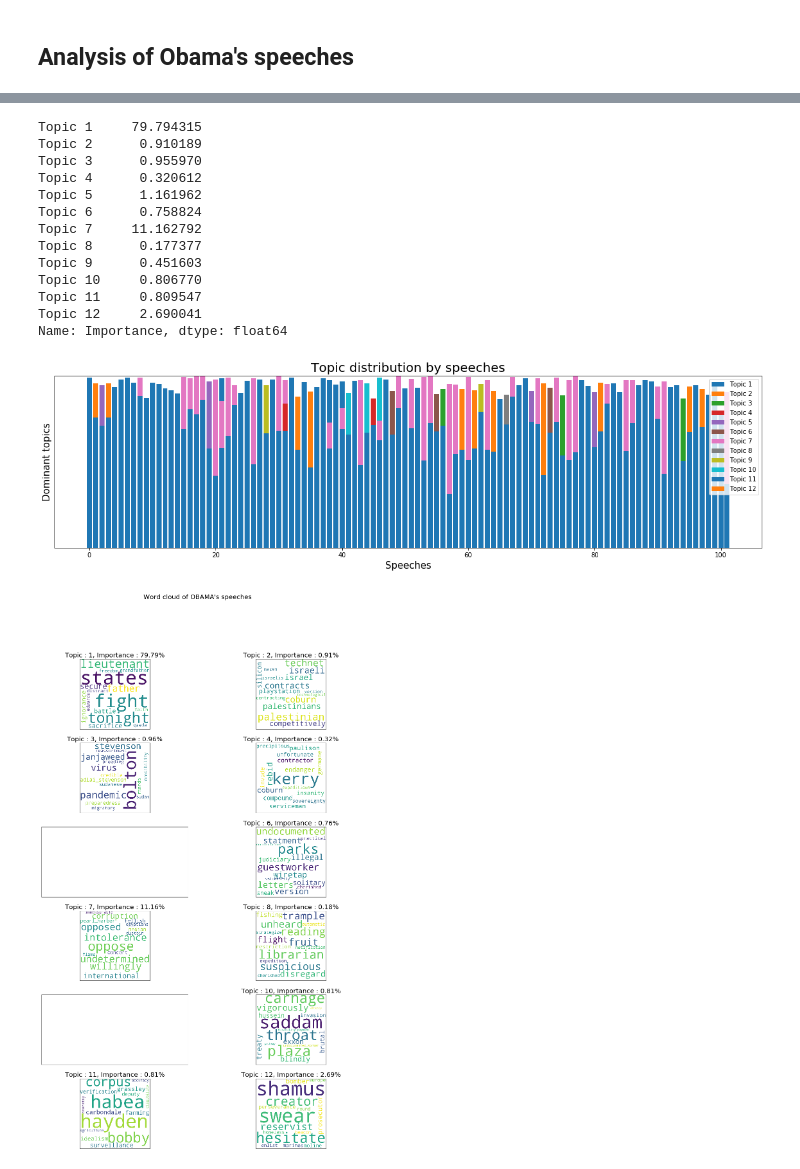
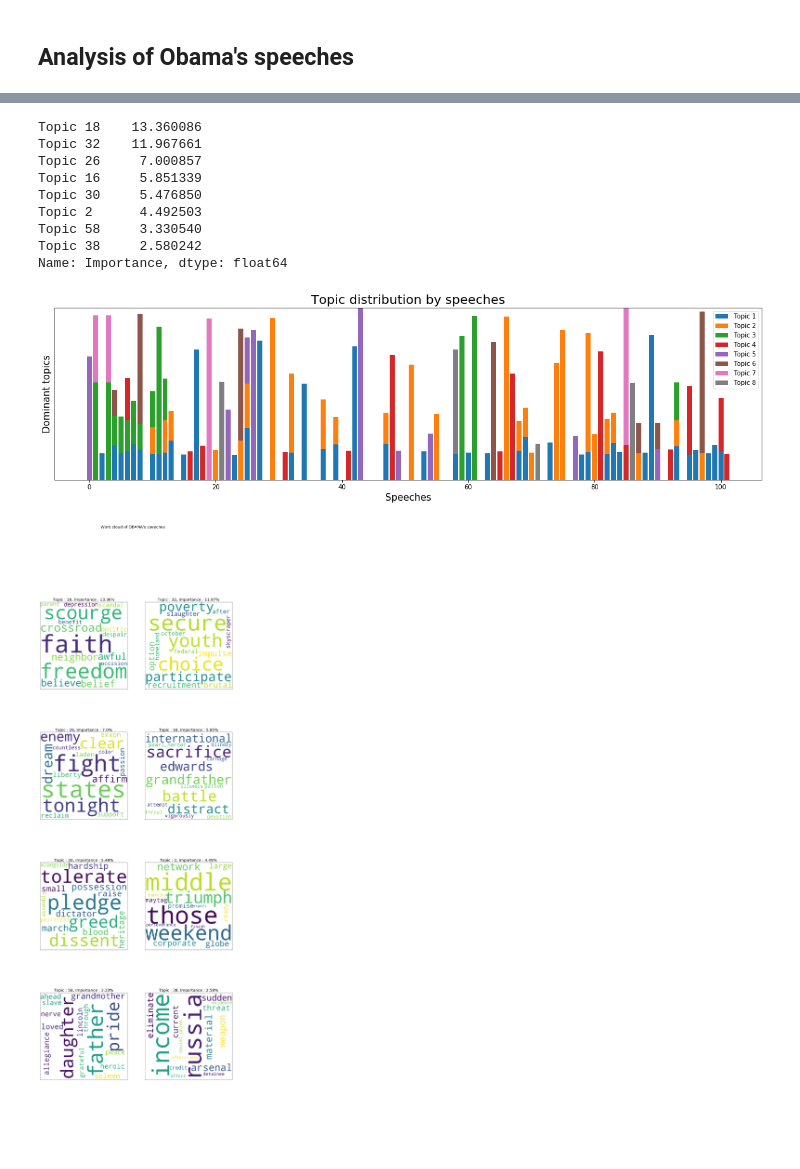
Before and after one commit to Rajesh-Nair/Topic-modelling-on-speeches, a Jupyter notebook: Topic Modelling Model using LDA.ipynb, the cells around one changed output, grey strips where cells are left out. Cells and saved outputs as stored; diff of their text form; code cells hidden in the pictures; blank space fills up the shorter version.

```diff
--- a/Topic Modelling Model using LDA.ipynb
+++ b/Topic Modelling Model using LDA.ipynb
@@ -248,7 +292,7 @@ Index: [], R=30, lambda_step=0.01, plot_opts={'ylab': 'PC2', 'xlab': 'PC1'}, top
 fld = 'obama'
 num_of_passes = 20
 lda = dict(); num_topics = dict()
-num_topics[fld] = 12
+num_topics[fld] = 60
 num_words = 15
 
 lda[fld] = models.LdaModel(corpus_tfidf[fld], id2word=corpus_dict, num_topics=num_topics[fld], passes = num_of_passes,\
@@ -269,42 +313,41 @@ for indx, doc_dist in enumerate(topic_dist):
     row =  dict(doc_dist)
     df_topicdist[fld].loc[indx] = [row[i]*100 if i in row.keys() and row[i]*100 > threshold else 0 for i in range(num_topics[fld])]
 # %%
-# Topic by Importance (based on contribution in each speech)
-df_topic_imp = pd.DataFrame(df_topicdist[fld].sum(axis=0),columns=['Importance'])
+# Top n Topic by Importance (based on contribution in each speech)
+topn = 8
+df_topic_imp = pd.DataFrame(df_topicdist[fld].sum(axis=0),columns=['Importance']).sort_values('Importance', ascending = False)
 df_topic_imp = df_topic_imp*100/df_topic_imp.sum(axis=0)
 topic_imp = df_topic_imp.iloc[:,0]
-topic_imp
+topic_imp[:topn]
 # %% [output]
-Topic 1     79.794315
-Topic 2      0.910189
-Topic 3      0.955970
-Topic 4      0.320612
-Topic 5      1.161962
-Topic 6      0.758824
-Topic 7     11.162792
-Topic 8      0.177377
-Topic 9      0.451603
-Topic 10     0.806770
-Topic 11     0.809547
-Topic 12     2.690041
+Topic 18    13.360086
+Topic 32    11.967661
+Topic 26     7.000857
+Topic 16     5.851339
+Topic 30     5.476850
+Topic 2      4.492503
+Topic 58     3.330540
+Topic 38     2.580242
 Name: Importance, dtype: float64
 # %%
 fld = 'obama'
-#topic_order =  [int(indx[6:])-1 for indx in \
-#                pd.DataFrame(df_topicdist[fld].sum(axis=0),columns=['Importance']).sort_values('Importance', ascending = False).index]
-topic_order = np.arange(num_topics[fld])
+topn = 8
+topic_order =  [int(indx[6:])-1 for indx in \
+                pd.DataFrame(df_topicdist[fld].sum(axis=0),columns=['Importance']).sort_values('Importance', ascending = False).index]
+#topic_order = np.arange(num_topics[fld])
 
 plt.figure(figsize=(20,5))
 
 bottom_bar = np.zeros(shape = len(corpus_tfidf[fld]))
 for idx, topic_id in enumerate(topic_order) :
-    distribution = np.array(df_topicdist[fld].iloc[:,topic_id])
-    if bottom_bar.all == np.zeros :
-        plt.bar(x=np.arange(len(corpus_tfidf[fld])), height=distribution, bottom=None, label = "Topic "+str(idx+1))
-        bottom_bar = distribution
-    else :
-        plt.bar(x=np.arange(len(corpus_tfidf[fld])), height=distribution, bottom=bottom_bar, label = "Topic "+str(idx+1))
-        bottom_bar += distribution
+    if idx < topn :
+        distribution = np.array(df_topicdist[fld].iloc[:,topic_id])
+        if bottom_bar.all == np.zeros :
+            plt.bar(x=np.arange(len(corpus_tfidf[fld])), height=distribution, bottom=None, label = "Topic "+str(idx+1))
+            bottom_bar = distribution
+        else :
+            plt.bar(x=np.arange(len(corpus_tfidf[fld])), height=distribution, bottom=bottom_bar, label = "Topic "+str(idx+1))
+            bottom_bar += distribution
 
 plt.xlabel("Speeches",fontsize=15)
 plt.ylabel("Dominant topics",fontsize=15)
@@ -313,38 +356,41 @@ plt.yticks([])
 plt.legend(loc='upper right')
 plt.show()
 # %% [output]
-[figure, old version]
+[figure, new version]
 # %%
-# Display all topics from Obama's speeches
+# Display topn topics from Obama's speeches
 fld = 'obama'
+topn = 8
+num_topics=dict()
+num_topics[fld] = 60
+topic_order =  [int(indx[6:])-1 for indx in \
+                pd.DataFrame(df_topicdist[fld].sum(axis=0),columns=['Importance']).sort_values('Importance', ascending = False).index]
+#topic_order = np.arange(num_topics[fld])
 
-#topic_order =  [int(indx[6:])-1 for indx in \
-#                pd.DataFrame(df_topicdist[fld].sum(axis=0),columns=['Importance']).sort_values('Importance', ascending = False).index]
-topic_order = np.arange(num_topics[fld])
-
-topics = lda[fld].show_topics(formatted=False, num_words = num_words)
-topics = [[topic_order[id],topic] for id,topic in topics]
+#topics = lda[fld].show_topics(formatted=False, num_words = num_words)
+#topics = {id:topic for id,topic in topics}
 
 
 wordcloud = WordCloud(width=1200,height=1200,
                      background_color='white', min_font_size=10)
-fig, ax = plt.subplots(int(np.ceil(num_topics[fld]/2)),2, figsize=(18,28),sharex=True,sharey=True)
+fig, ax = plt.subplots(int(np.ceil(topn/2)),2, figsize=(18,48),sharex=True,sharey=True)
 
-for topic_id,content in topics :
-    fig.add_subplot(ax.flatten()[topic_id])
+for tid, topic_id in enumerate(topic_order[:topn]) :
+    content = lda[fld].show_topic(topic_id, num_words)
+    fig.add_subplot(ax.flatten()[tid])
     topic_dict = dict(content)
     wordcloud.generate_from_frequencies(topic_dict)
     plt.imshow(wordcloud)
     plt.xticks([])
     plt.yticks([])
-    plt.title("Topic : " + str(topic_id+1) + ", Importance : " + str(round(topic_imp[topic_id],2))+'%',fontsize=20)
+    plt.title("Topic : " + str(topic_id+1) + ", Importance : " + str(round(topic_imp[tid],2))+'%',fontsize=20)
 
 plt.suptitle("Word cloud of " + fld.upper() + "'s speeches", fontsize=20)
 plt.subplots_adjust(hspace=0.2,wspace=0.2)
 plt.margins(x=0,y=0)
 plt.show()
 # %% [output]
-[figure, old version]
+[figure, new version]
 # %%
 # Visualize - LDA using pyLDAvis (Obama's speeches)
 fld='obama'
```
Also changed, not shown: parts of 13 cells of this notebook, 4 other files.
